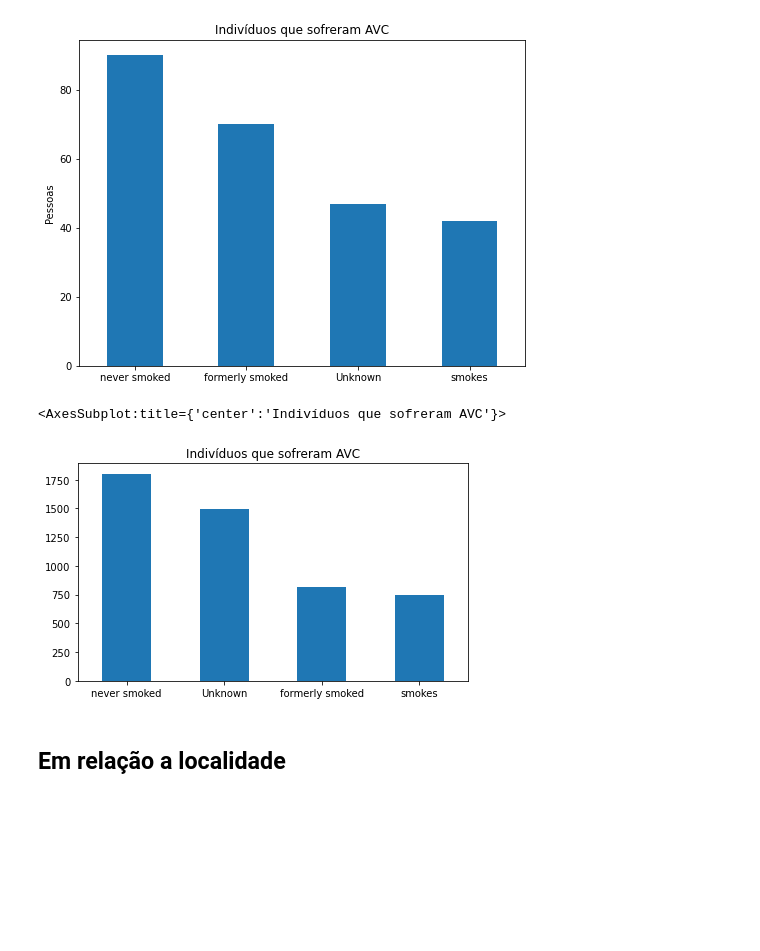
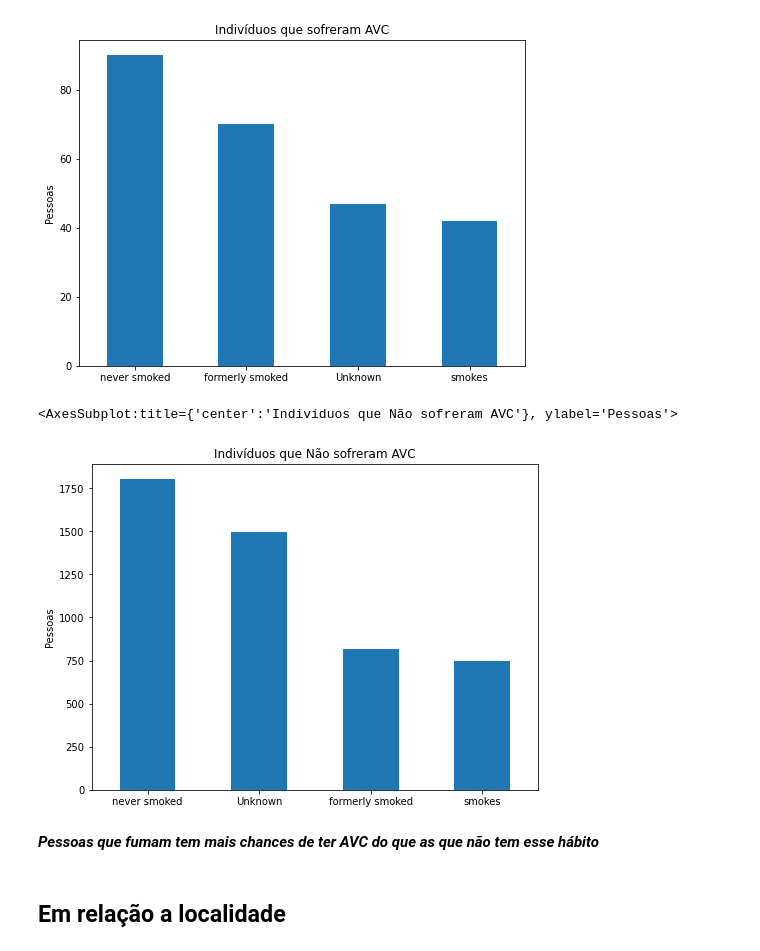
Before and after one commit to lucasma7/Exploratory_Analysis_Stroke, a Jupyter notebook: exploratory_analysis_stroke.ipynb, the cells around one changed output. Cells and saved outputs as stored; diff of their text form; code cells hidden in the pictures; blank space fills up the shorter version.

```diff
--- a/exploratory_analysis_stroke.ipynb
+++ b/exploratory_analysis_stroke.ipynb
@@ -340,11 +237,12 @@ smoke_status.plot.bar(rot=0, ylabel ="Pessoas",title = "Indivíduos que sofreram
 [figure]
 # %%
 smoke_status = Stroke_0["smoking_status"].value_counts().T
-smoke_status.plot.bar(rot=0, ylabel ="",title = "Indivíduos que sofreram AVC", figsize=(7,4))
-smoke_status
+smoke_status.plot.bar(rot=0, ylabel ="Pessoas",title = "Indivíduos que Não sofreram AVC", figsize=(8,6))
 # %% [output]
-<AxesSubplot:title={'center':'Indivíduos que sofreram AVC'}>
+<AxesSubplot:title={'center':'Indivíduos que Não sofreram AVC'}, ylabel='Pessoas'>
-[figure, old version]
+[figure, new version]
+# %% [markdown]
+***Pessoas que fumam tem mais chances de ter AVC do que as que não tem esse hábito***
 # %% [markdown]
 ## Em relação a localidade
 # %% [markdown]
```
Also changed, not shown: parts of 46 cells of this notebook.
